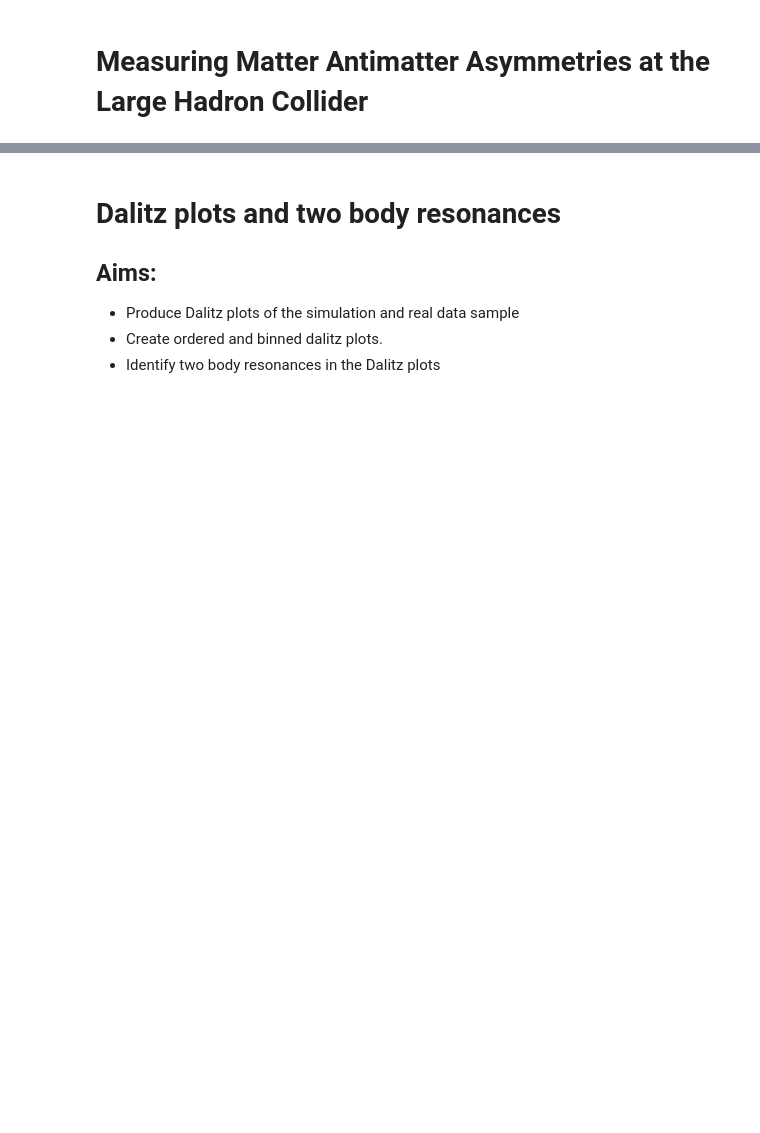
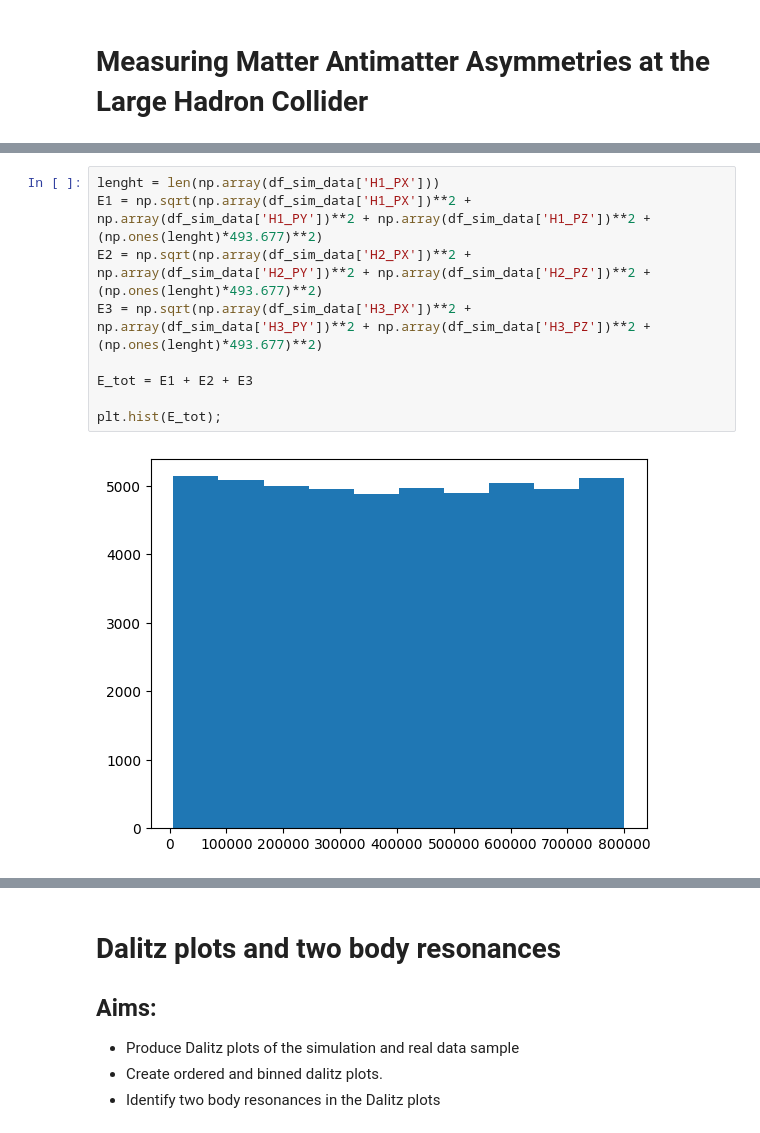
Before and after one commit to gmoretti03/LHCb-opendata-acp, a Jupyter notebook: Code_general/Frequentist/Frequentist_Analysis.ipynb, the cells around one changed output, grey strips where cells are left out. Drawn from its saved outputs; the diff is of its cells as text; blank space fills up the shorter version.

```diff
--- a/Code_general/Frequentist/Frequentist_Analysis.ipynb
+++ b/Code_general/Frequentist/Frequentist_Analysis.ipynb
@@ -253,0 +207,11 @@ Here you have only considered the statistical uncertainty. Your measurement will
+# %%
+lenght = len(np.array(df_sim_data['H1_PX']))
+E1 = np.sqrt(np.array(df_sim_data['H1_PX'])**2 + np.array(df_sim_data['H1_PY'])**2 + np.array(df_sim_data['H1_PZ'])**2 + (np.ones(lenght)*493.677)**2)
+E2 = np.sqrt(np.array(df_sim_data['H2_PX'])**2 + np.array(df_sim_data['H2_PY'])**2 + np.array(df_sim_data['H2_PZ'])**2 + (np.ones(lenght)*493.677)**2)
+E3 = np.sqrt(np.array(df_sim_data['H3_PX'])**2 + np.array(df_sim_data['H3_PY'])**2 + np.array(df_sim_data['H3_PZ'])**2 + (np.ones(lenght)*493.677)**2)
+
+E_tot = E1 + E2 + E3
+
+plt.hist(E_tot);
+# %% [output]
+[figure, added]
```
Also changed, not shown: parts of 131 cells of this notebook.
